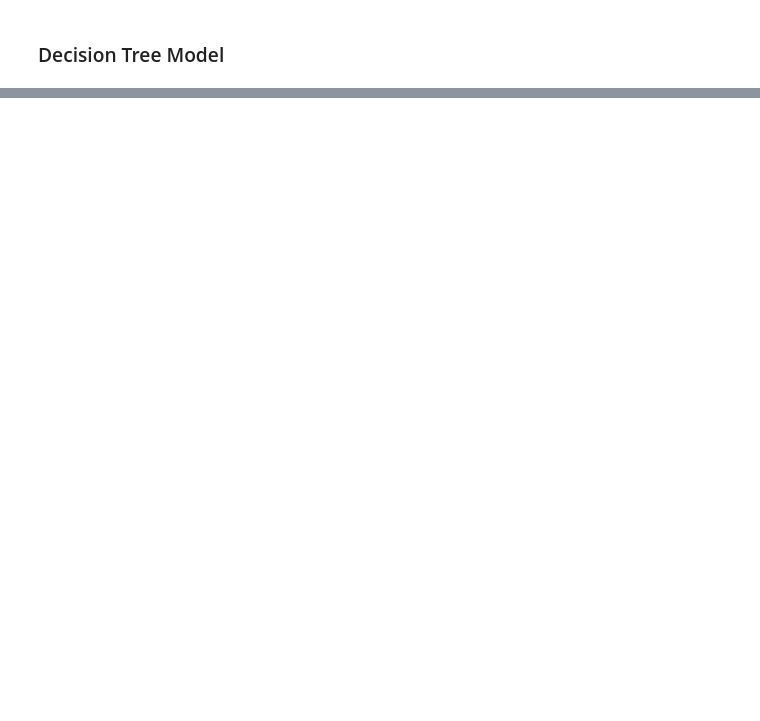
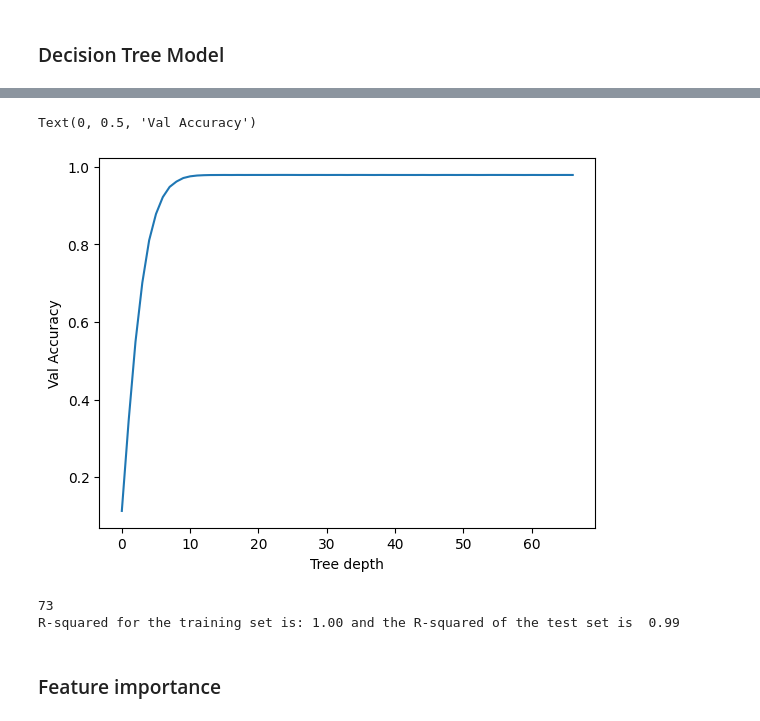
Before and after one commit to iansargent/nyc-subway-ridership-ml, a Jupyter notebook: Scripts/Analysis/decision_tree_and_forest.ipynb, the cells around one changed output, grey strips where cells are left out. Drawn from its saved outputs; the diff is of its cells as text; code cells hidden in the pictures; blank space fills up the shorter version.

Commit message:
finished decision tree analysis and made pkl file for saving model

```diff
--- a/Scripts/Analysis/decision_tree_and_forest.ipynb
+++ b/Scripts/Analysis/decision_tree_and_forest.ipynb
@@ -54,0 +86,21 @@ display(origin.head())
+# %%
+from sklearn.preprocessing import OneHotEncoder
+
+#split into X and Y datasets
+num_cols = origin.shape[1]
+X = origin.iloc[:,0:num_cols-2]
+X = X.drop('origin_station_complex_id', axis=1) #drop complex_id b/c it is the same as complex_name in terms of analysis
+#one hot encoding
+categorical_columns = X.select_dtypes(include=['object']).columns.tolist()
+encoder = OneHotEncoder(sparse_output=False, drop = 'first')
+one_hot_encoded = encoder.fit_transform(X[categorical_columns])
+one_hot_df = pd.DataFrame(one_hot_encoded, columns=encoder.get_feature_names_out(categorical_columns))
+df_encoded = pd.concat([X, one_hot_df], axis=1)
+df_encoded = df_encoded.drop(categorical_columns, axis=1)
+X = df_encoded
+
+Y = origin.iloc[:,num_cols-1:num_cols]
+Y = np.ravel(Y)
+
+
+display(X)
@@ -55,2 +121,5 @@ display(origin.head())
+# %%
+#train test split happening
+X_train, X_test, y_train, y_test = train_test_split(X, Y, test_size=0.25, random_state=4)
 # %% [markdown]
 ### Decision Tree Model
@@ -58,0 +303,26 @@ regressor = DecisionTreeRegressor(random_state=0)
+# %%
+from sklearn.model_selection import GridSearchCV
+
+
+param_grid = {'max_depth':range(1, 200, 3)}
+cross_val_tree = DecisionTreeRegressor()
+search = GridSearchCV(cross_val_tree, param_grid, cv=5, scoring = 'r2')
+grid_search = search.fit(X_train, y_train)
+# %%
+plt.plot(search.cv_results_['mean_test_score'])
+plt.xlabel('Tree depth')
+plt.ylabel('Val Accuracy')
+# %% [output]
+Text(0, 0.5, 'Val Accuracy')
+[figure, added]
+# %%
+depth = grid_search.best_params_['max_depth']
+print(depth)
+ridership_tree_pruned = DecisionTreeRegressor(max_depth=depth).fit(X_train, y_train)
+R2_train = ridership_tree_pruned.score(X_train, y_train)
+R2_test = ridership_tree_pruned.score(X_test, y_test)
+
+print(f'R-squared for the training set is:{np.sqrt(R2_train): .2f} and the R-squared of the test set is {np.sqrt(R2_test): .2f}')
+# %% [output]
+73
+R-squared for the training set is: 1.00 and the R-squared of the test set is  0.99
@@ -58,0 +342,2 @@ regressor = DecisionTreeRegressor(random_state=0)
+# %% [markdown]
+### Feature importance
```
Also changed, not shown: parts of 27 cells of this notebook, 2 other files.
